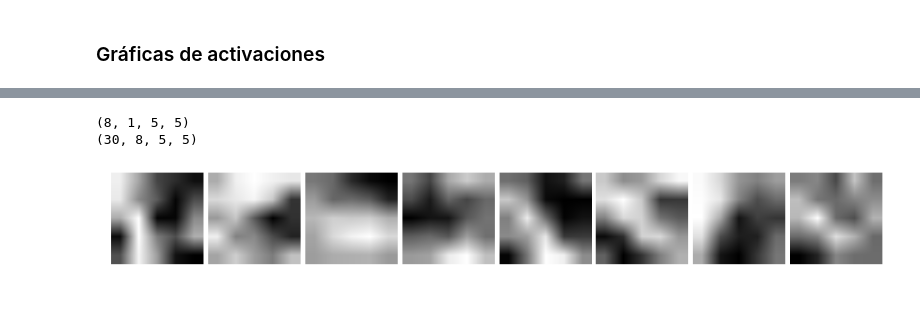
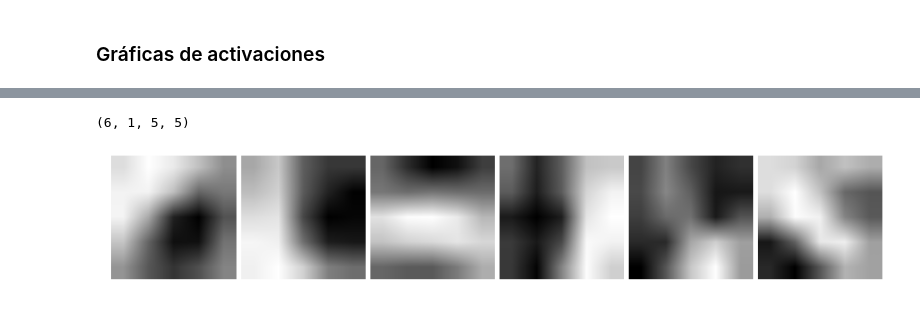
Before and after one commit to Songeo/aprendizaje_estadistico_2015, a Jupyter notebook: clases/clase_22/Clase_22_redes_conv.ipynb, the cells around one changed output, grey strips where cells are left out. Saved outputs shown, nothing was run; the diff lists cells and outputs as text; code cells hidden in the pictures.

```diff
--- a/clases/clase_22/Clase_22_redes_conv.ipynb
+++ b/clases/clase_22/Clase_22_redes_conv.ipynb
@@ -597,26 +618,23 @@ ajustar_red(600, x_train,y_train, x_test,y_test, entrena_fn_2, valid_fn_2)
 # %%
 
 import matplotlib.cm as cm
 import matplotlib.gridspec as gridspec
 pesos_1 = capa_conv_1.W.get_value()
-pesos_2 = capa_conv_2.W.get_value()
 print pesos_1.shape
-print pesos_2.shape
-#print pesos_1
+
 
 fig  = plt.figure()
 num_filt_1 = pesos_1.shape[0]
 gs = gridspec.GridSpec(1, num_filt_1)
 ax = [plt.subplot(gs[i]) for i in range(num_filt_1)]
 gs.update(hspace=0)
 gs.tight_layout(fig, h_pad=-2.0,w_pad=-2.0)
 for i in range(num_filt_1):
     ax[i].imshow(pesos_1[i,0,:,:], cmap = cm.Greys_r)#, interpolation = 'none')
     ax[i].axis('off')
 # %% [output]
-(8, 1, 5, 5)
-(30, 8, 5, 5)
+(6, 1, 5, 5)
-[figure, old version]
+[figure, new version]
 # %%
 pred_prueba = lasagne.layers.get_output(capa_salida, deterministic=True)
 predict_fn = theano.function([entrada_var], T.argmax(pred_prueba, axis=1))
```
Also changed, not shown: parts of 15 cells of this notebook, 2 other files.
